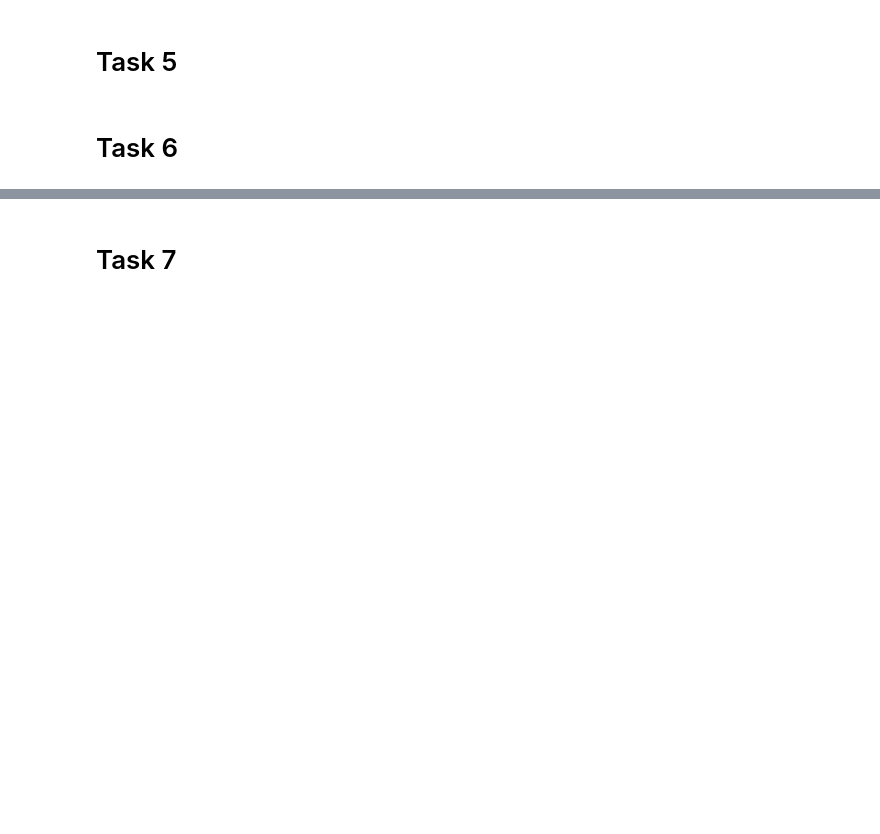
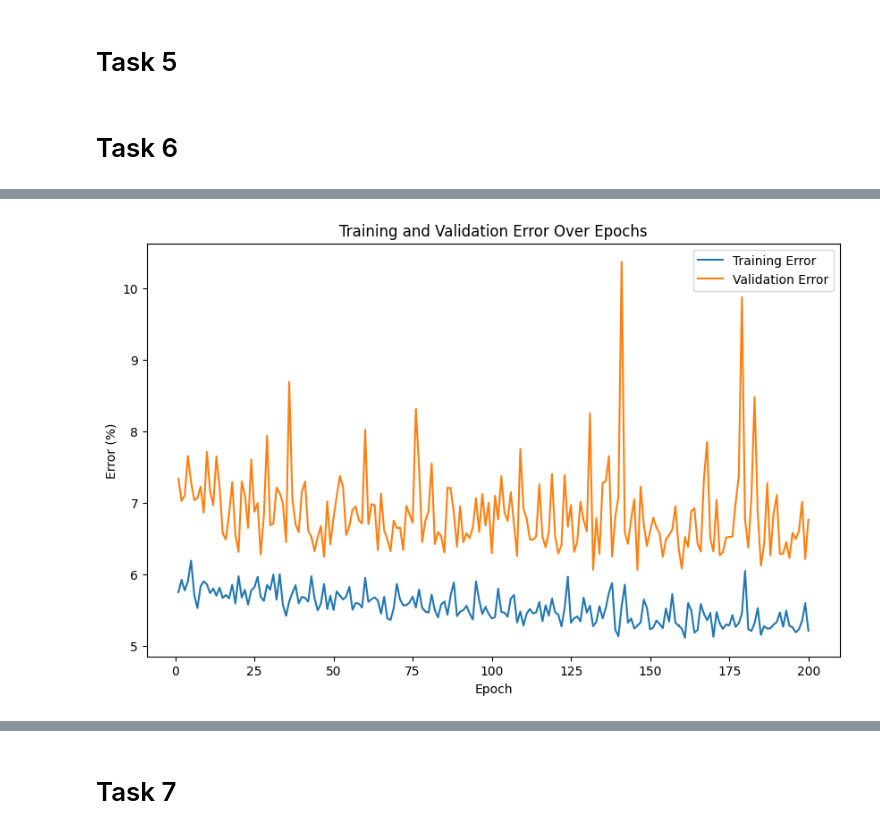
Before and after one commit to Chromatina/su-mt4007, a Jupyter notebook: Project_1.ipynb, the cells around one changed output, grey strips where cells are left out. Drawn from its saved outputs; the diff is of its cells as text; code cells hidden in the pictures; blank space fills up the shorter version.

```diff
--- a/Project_1.ipynb
+++ b/Project_1.ipynb
@@ -142 +228,13 @@ model = CovertypeNet(input_size=X_train_scaled.shape[1])
+# %%
+plt.figure(figsize=(10, 6))
+plt.plot(range(1, epochs + 1), train_errors, label="Training Error", marker=",")
+plt.plot(range(1, epochs + 1), val_errors, label="Validation Error", marker=",")
+
+plt.title("Training and Validation Error Over Epochs")
+plt.xlabel("Epoch")
+plt.ylabel("Error (%)")
+plt.legend()
+plt.show()
+# %% [output]
+[figure, added]
 # %%
```
Also changed, not shown: parts of 6 cells of this notebook.
